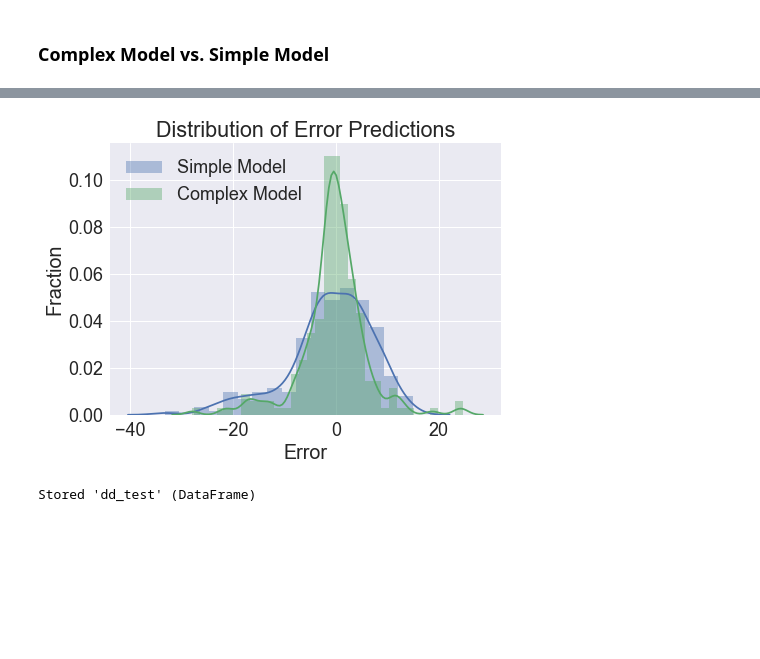
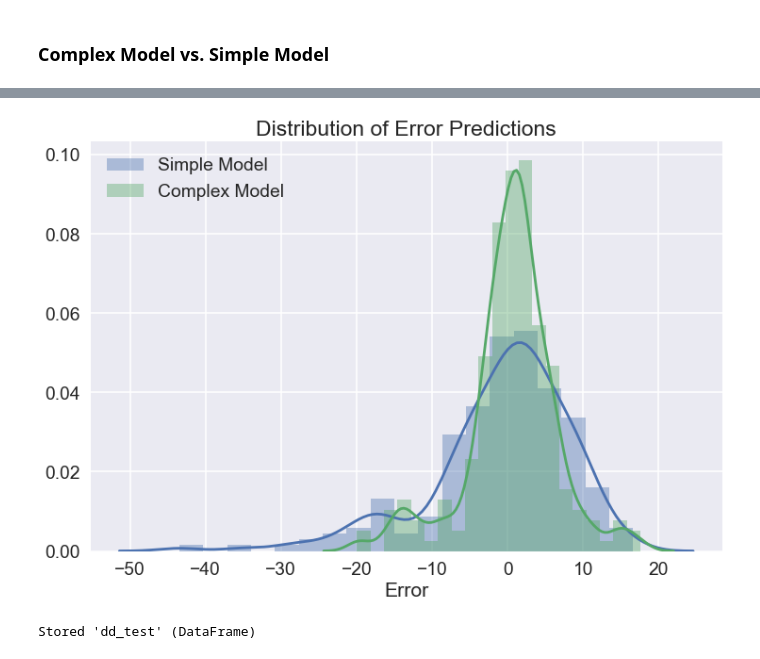
Before and after one commit to niniko1997/NNDSP, a Jupyter notebook: anal/analysis_notebooks/machine_learning.ipynb, the cells around one changed output, grey strips where cells are left out. Saved outputs shown, nothing was run; the diff lists cells and outputs as text; code cells hidden in the pictures; blank space fills up the shorter version.

```diff
--- a/anal/analysis_notebooks/machine_learning.ipynb
+++ b/anal/analysis_notebooks/machine_learning.ipynb
@@ -616,5 +647,5 @@ print(hcp_fs_dir.absolute())
 # %%
-df_nki_ages = pd.read_csv(project_dir.joinpath('anal/analysis_notebooks/participants.tsv'), sep='\t')
+df_nki_ages = pd.read_csv(project_dir.joinpath('anal/analysis_notebooks/phenotype_files/participants.tsv'), sep='\t')
 # %% [markdown]
 ## Extract NKI Data
 # %%
@@ -788,7 +819,7 @@ lines = {
     'MAE Simple Model' : mean_absolute_error(y_train_atf, y_predicted_train_atf),
     #'MAE Simple Stacked Model' : mean_absolute_error(y_test_atf, y_predicted_test_ss),
 }
-plot_rand_hist(arr_mae, lines, title='Random Mean Absolute Error Distribution, NNDSP Data', set_context='notebook',
-               fig_tuple=(7, 5))
+plot_rand_hist(arr_mae, lines, title='Random Mean Absolute Error Distribution, NNDSP Data', set_context='poster',
+               fig_tuple=(10, 7))
 # %% [output]
 <matplotlib.figure.Figure at 0x...>
@@ -824,6 +855,6 @@ hcp_lines = {
     'MAE Simple Model (HCP)' : mean_absolute_error(df_hcp_atf.Age_in_Yrs, y_predicted_hcp_atf)
 }
 plot_rand_hist(arr_mae_hcp, hcp_lines, x_max = 11.5, title='HCP Data',
-              set_context='notebook', fig_tuple=(7, 5), legend=False)
+              set_context='poster', fig_tuple=(10, 7), legend=False)
 # %% [output]
 <matplotlib.figure.Figure at 0x...>
@@ -863,6 +894,6 @@ nki_lines = {
     #'MAE Simple Stacked Model (NKI)' : mean_absolute_error(df_nki_atf.age, y_predicted_nki_ss),
 }
 plot_rand_hist(arr_mae_nki, nki_lines, xlim_min =4, title='NKI Data',
-              set_context='notebook', fig_tuple=(7, 5), legend=False)
+              set_context='poster', fig_tuple=(10, 7), legend=False)
 # %% [output]
 <matplotlib.figure.Figure at 0x...>
@@ -921,12 +952,12 @@ plot_simple_v_complex(temp_ts.y_pred, dd_test.pred_age_test, "", fig_tuple=(5, 5
 # %%
 plot_list = {
     "Simple Model" : np.subtract(temp_ts.y_pred.values, temp_ts.age_at_scan.values),
     "Complex Model" : np.subtract(dd_test.pred_age_test, dd_test.age_at_scan),
 }
-plot_ae_hist(plot_list, title='Distribution of Error Predictions', set_context='notebook',
-            fig_tuple=(7, 5), file_title='simple_hist.png')
+plot_ae_hist(plot_list, title='Distribution of Error Predictions', set_context='poster',
+            fig_tuple=(12, 8), file_title='simple_hist.png')
 # %% [output]
-[figure, old version]
+[figure, new version]
 # %%
 %store dd_test
 # %% [output]
```
Also changed, not shown: parts of 43 cells of this notebook, 4 other files.
